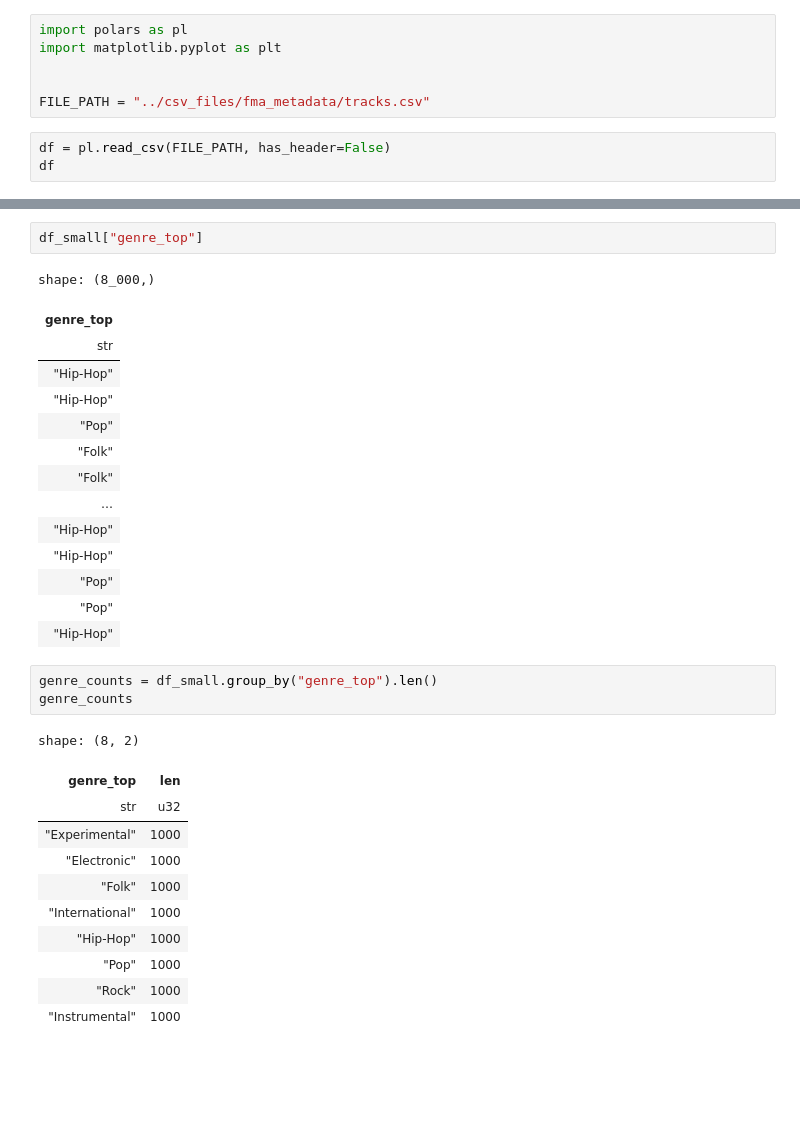
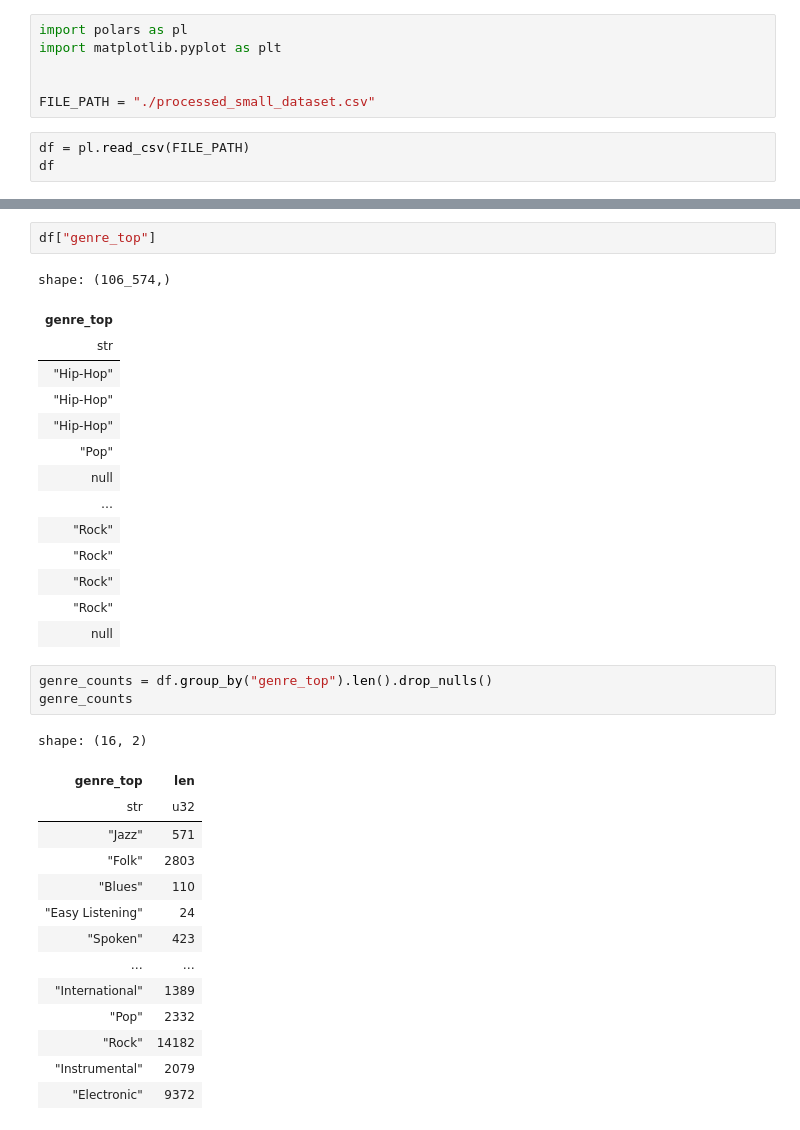
Before and after one commit to StavrosArm/genre-guided-music-transformation, a Jupyter notebook: eda/genre_top.ipynb, the cells around one changed output, grey strips where cells are left out. Cells and saved outputs as stored; diff of their text form; blank space fills up the shorter version.

Commit message:
Correct export and Top Genre
Signed-off-by: FotiosBistas <fotis.bistas@gmail.com>

```diff
--- a/eda/genre_top.ipynb
+++ b/eda/genre_top.ipynb
@@ -3,8 +3,8 @@ import polars as pl
 import matplotlib.pyplot as plt
 
 
-FILE_PATH = "../csv_files/fma_metadata/tracks.csv"
+FILE_PATH = "./processed_small_dataset.csv"
 # %%
-df = pl.read_csv(FILE_PATH, has_header=False)
+df = pl.read_csv(FILE_PATH)
 df
 # %% [output]
@@ -86,35 +25,38 @@ shape: (8_000, 53)
 # %%
-df_small["genre_top"]
+df["genre_top"]
 # %% [output]
-shape: (8_000,)
+shape: (106_574,)
 | genre_top |
 | str |
 | "Hip-Hop" |
 | "Hip-Hop" |
-| "Pop" |
-| "Folk" |
-| "Folk" |
-| … |
-| "Hip-Hop" |
 | "Hip-Hop" |
 | "Pop" |
-| "Pop" |
-| "Hip-Hop" |
+| null |
+| … |
+| "Rock" |
+| "Rock" |
+| "Rock" |
+| "Rock" |
+| null |
 # %%
-genre_counts = df_small.group_by("genre_top").len()
+genre_counts = df.group_by("genre_top").len().drop_nulls()
 genre_counts
 # %% [output]
-shape: (8, 2)
+shape: (16, 2)
 | genre_top | len |
 | str | u32 |
-| "Experimental" | 1000 |
-| "Electronic" | 1000 |
-| "Folk" | 1000 |
-| "International" | 1000 |
-| "Hip-Hop" | 1000 |
-| "Pop" | 1000 |
-| "Rock" | 1000 |
-| "Instrumental" | 1000 |
+| "Jazz" | 571 |
+| "Folk" | 2803 |
+| "Blues" | 110 |
+| "Easy Listening" | 24 |
+| "Spoken" | 423 |
+| … | … |
+| "International" | 1389 |
+| "Pop" | 2332 |
+| "Rock" | 14182 |
+| "Instrumental" | 2079 |
+| "Electronic" | 9372 |
 # %%
 # Extract columns as lists directly from Polars
 genres = genre_counts["genre_top"].to_list()
```
Also changed, not shown: parts of 4 cells of this notebook, 1 other file.
